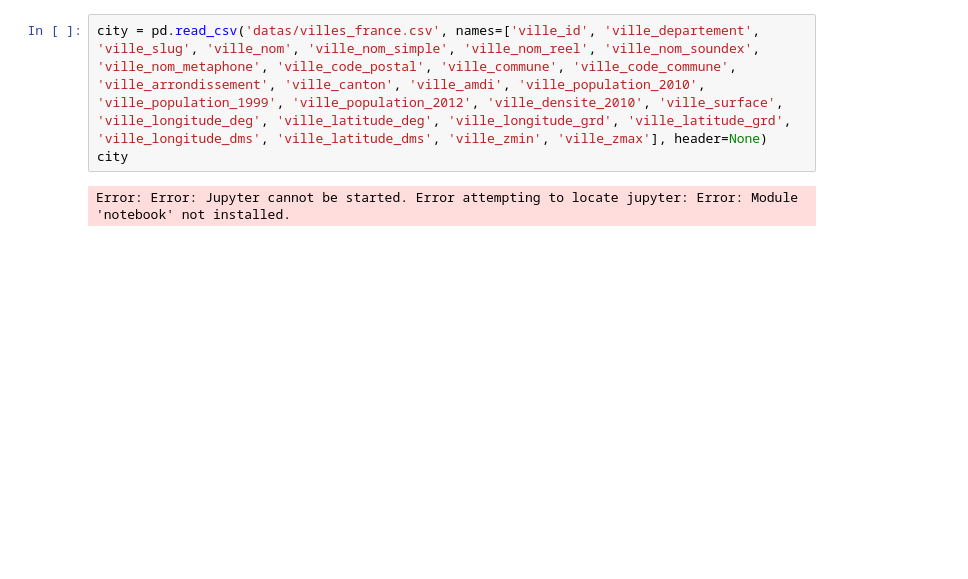
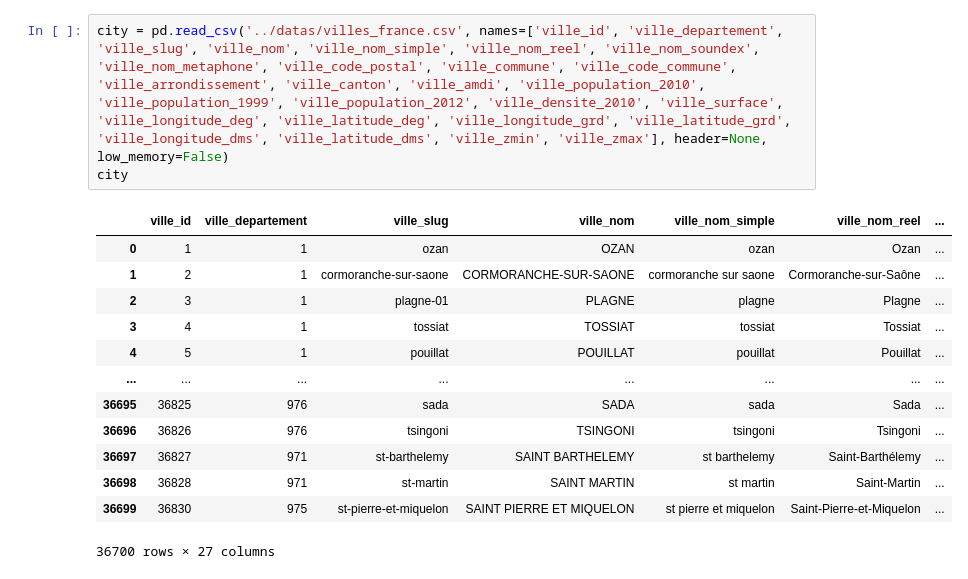
Before and after one commit to ngumichel/py_project, a Jupyter notebook: notebook/city.ipynb, the cells around one changed output. Drawn from its saved outputs; the diff is of its cells as text; blank space fills up the shorter version.

Commit message:
added minor fix
changed name and directory for golden test result's file
fixed some constant name from settings file

```diff
--- a/notebook/city.ipynb
+++ b/notebook/city.ipynb
@@ -12,8 +26,20 @@ Error: Error: Jupyter cannot be started. Error attempting to locate jupyter: Err
 # %%
-city = pd.read_csv('datas/villes_france.csv', names=['ville_id', 'ville_departement', 'ville_slug', 'ville_nom', 'ville_nom_simple', 'ville_nom_reel', 'ville_nom_soundex', 'ville_nom_metaphone', 'ville_code_postal', 'ville_commune', 'ville_code_commune', 'ville_arrondissement', 'ville_canton', 'ville_amdi', 'ville_population_2010', 'ville_population_1999', 'ville_population_2012', 'ville_densite_2010', 'ville_surface', 'ville_longitude_deg', 'ville_latitude_deg', 'ville_longitude_grd', 'ville_latitude_grd', 'ville_longitude_dms', 'ville_latitude_dms', 'ville_zmin', 'ville_zmax'], header=None)
+city = pd.read_csv('../datas/villes_france.csv', names=['ville_id', 'ville_departement', 'ville_slug', 'ville_nom', 'ville_nom_simple', 'ville_nom_reel', 'ville_nom_soundex', 'ville_nom_metaphone', 'ville_code_postal', 'ville_commune', 'ville_code_commune', 'ville_arrondissement', 'ville_canton', 'ville_amdi', 'ville_population_2010', 'ville_population_1999', 'ville_population_2012', 'ville_densite_2010', 'ville_surface', 'ville_longitude_deg', 'ville_latitude_deg', 'ville_longitude_grd', 'ville_latitude_grd', 'ville_longitude_dms', 'ville_latitude_dms', 'ville_zmin', 'ville_zmax'], header=None, low_memory=False)
 city
 # %% [output]
+|  | ville_id | ville_departement | ville_slug | ville_nom | ville_nom_simple | ville_nom_reel | ... |
+| 0 | 1 | 1 | ozan | OZAN | ozan | Ozan | ... |
+| 1 | 2 | 1 | cormoranche-sur-saone | CORMORANCHE-SUR-SAONE | cormoranche sur saone | Cormoranche-sur-Saône | ... |
+| 2 | 3 | 1 | plagne-01 | PLAGNE | plagne | Plagne | ... |
+| 3 | 4 | 1 | tossiat | TOSSIAT | tossiat | Tossiat | ... |
+| 4 | 5 | 1 | pouillat | POUILLAT | pouillat | Pouillat | ... |
+| ... | ... | ... | ... | ... | ... | ... | ... |
+| 36695 | 36825 | 976 | sada | SADA | sada | Sada | ... |
+| 36696 | 36826 | 976 | tsingoni | TSINGONI | tsingoni | Tsingoni | ... |
+| 36697 | 36827 | 971 | st-barthelemy | SAINT BARTHELEMY | st barthelemy | Saint-Barthélemy | ... |
+| 36698 | 36828 | 971 | st-martin | SAINT MARTIN | st martin | Saint-Martin | ... |
+| 36699 | 36830 | 975 | st-pierre-et-miquelon | SAINT PIERRE ET MIQUELON | st pierre et miquelon | Saint-Pierre-et-Miquelon | ... |
-Error: Error: Jupyter cannot be started. Error attempting to locate jupyter: Error: Module 'notebook' not installed.
+36700 rows × 27 columns
 # %%
 sortedCity = city.sort_values('ville_population_2012', ascending=False)
 sortedCity
```
Also changed, not shown: parts of 6 cells of this notebook, 5 other files.
